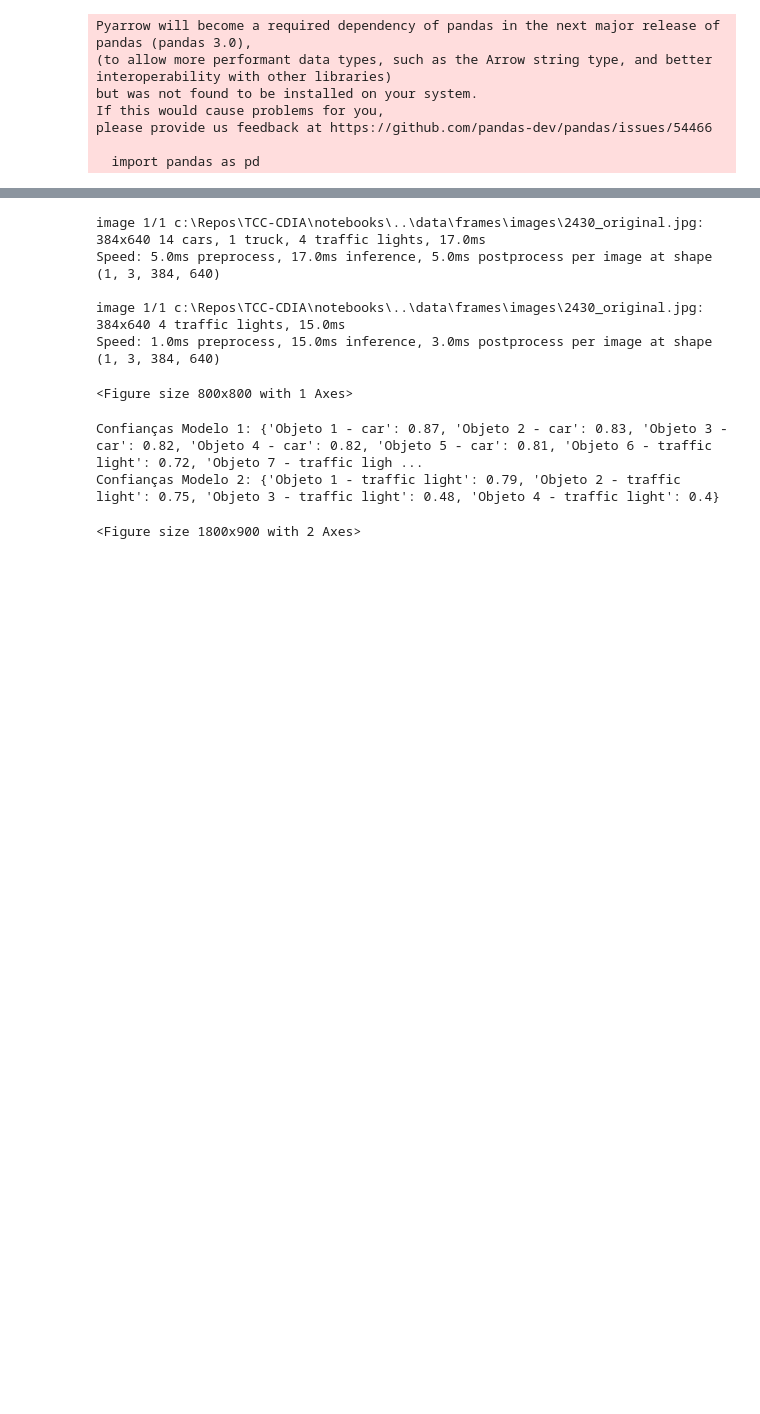
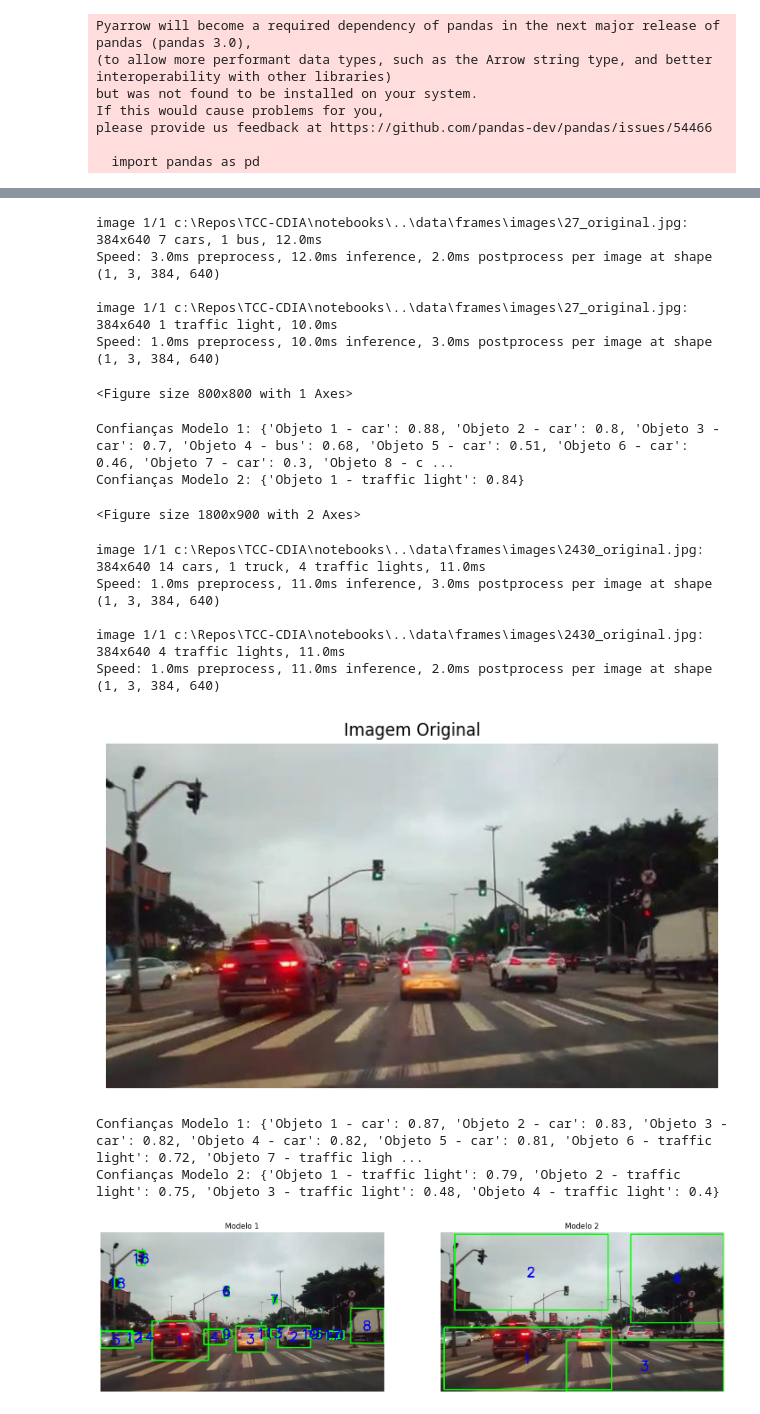
Before and after one commit to tavesjao/TCC-CDIA, a Jupyter notebook: notebooks/Final_PredPipeline.ipynb, the cells around one changed output, grey strips where cells are left out. Cells and saved outputs as stored; diff of their text form; code cells hidden in the pictures; blank space fills up the shorter version.

```diff
--- a/notebooks/Final_PredPipeline.ipynb
+++ b/notebooks/Final_PredPipeline.ipynb
@@ -185,17 +196,17 @@ Confianças Modelo 2: {'Objeto 1 - car': 0.92, 'Objeto 2 - car': 0.83, 'Objeto 3
 model1 = YOLO(model_pth)  # Inicialize seu primeiro modelo YOLO aqui
 model2 = model  # Inicialize seu segundo modelo YOLO aqui
 pipe = PredPipe(model1, model2)
-image_path = "../data/frames/images/2430_original.jpg"
+image_path = "../data/frames/images/27_original.jpg"
 pipe.predict_image(image_path)
 # %% [output]
-image 1/1 c:\Repos\TCC-CDIA\notebooks\..\data\frames\images\2430_original.jpg: 384x640 14 cars, 1 truck, 4 traffic lights, 17.0ms
-Speed: 5.0ms preprocess, 17.0ms inference, 5.0ms postprocess per image at shape (1, 3, 384, 640)
+image 1/1 c:\Repos\TCC-CDIA\notebooks\..\data\frames\images\27_original.jpg: 384x640 7 cars, 1 bus, 12.0ms
+Speed: 3.0ms preprocess, 12.0ms inference, 2.0ms postprocess per image at shape (1, 3, 384, 640)
 
-image 1/1 c:\Repos\TCC-CDIA\notebooks\..\data\frames\images\2430_original.jpg: 384x640 4 traffic lights, 15.0ms
-Speed: 1.0ms preprocess, 15.0ms inference, 3.0ms postprocess per image at shape (1, 3, 384, 640)
+image 1/1 c:\Repos\TCC-CDIA\notebooks\..\data\frames\images\27_original.jpg: 384x640 1 traffic light, 10.0ms
+Speed: 1.0ms preprocess, 10.0ms inference, 3.0ms postprocess per image at shape (1, 3, 384, 640)
 <Figure size 800x800 with 1 Axes>
-Confianças Modelo 1: {'Objeto 1 - car': 0.87, 'Objeto 2 - car': 0.83, 'Objeto 3 - car': 0.82, 'Objeto 4 - car': 0.82, 'Objeto 5 - car': 0.81, 'Objeto 6 - traffic light': 0.72, 'Objeto 7 - traffic ligh ...
-Confianças Modelo 2: {'Objeto 1 - traffic light': 0.79, 'Objeto 2 - traffic light': 0.75, 'Objeto 3 - traffic light': 0.48, 'Objeto 4 - traffic light': 0.4}
+Confianças Modelo 1: {'Objeto 1 - car': 0.88, 'Objeto 2 - car': 0.8, 'Objeto 3 - car': 0.7, 'Objeto 4 - bus': 0.68, 'Objeto 5 - car': 0.51, 'Objeto 6 - car': 0.46, 'Objeto 7 - car': 0.3, 'Objeto 8 - c ...
+Confianças Modelo 2: {'Objeto 1 - traffic light': 0.84}
 <Figure size 1800x900 with 2 Axes>
 # %%
 import torch
@@ -203,0 +215,16 @@ torch.save(model, './models/yolo/yolo_FT_GAN.pt')
+# %%
+model1 = YOLO(r'C:\Repos\TCC-CDIA\notebooks\yolov8n.pt')  # Inicialize seu primeiro modelo YOLO aqui
+model2 = YOLO(r'C:\Repos\TCC-CDIA\notebooks\models\yolo\yolo_FT_GAN.pt')  # Inicialize seu segundo modelo YOLO aqui
+pipe = PredPipe(model1, model2)
+image_path = "../data/frames/images/2430_original.jpg"
+pipe.predict_image(image_path)
+# %% [output]
+image 1/1 c:\Repos\TCC-CDIA\notebooks\..\data\frames\images\2430_original.jpg: 384x640 14 cars, 1 truck, 4 traffic lights, 11.0ms
+Speed: 1.0ms preprocess, 11.0ms inference, 3.0ms postprocess per image at shape (1, 3, 384, 640)
+
+image 1/1 c:\Repos\TCC-CDIA\notebooks\..\data\frames\images\2430_original.jpg: 384x640 4 traffic lights, 11.0ms
+Speed: 1.0ms preprocess, 11.0ms inference, 2.0ms postprocess per image at shape (1, 3, 384, 640)
+[figure, added]
+Confianças Modelo 1: {'Objeto 1 - car': 0.87, 'Objeto 2 - car': 0.83, 'Objeto 3 - car': 0.82, 'Objeto 4 - car': 0.82, 'Objeto 5 - car': 0.81, 'Objeto 6 - traffic light': 0.72, 'Objeto 7 - traffic ligh ...
+Confianças Modelo 2: {'Objeto 1 - traffic light': 0.79, 'Objeto 2 - traffic light': 0.75, 'Objeto 3 - traffic light': 0.48, 'Objeto 4 - traffic light': 0.4}
+[figure, added]
```
Also changed, not shown: parts of 5 cells of this notebook, 31 other files.
